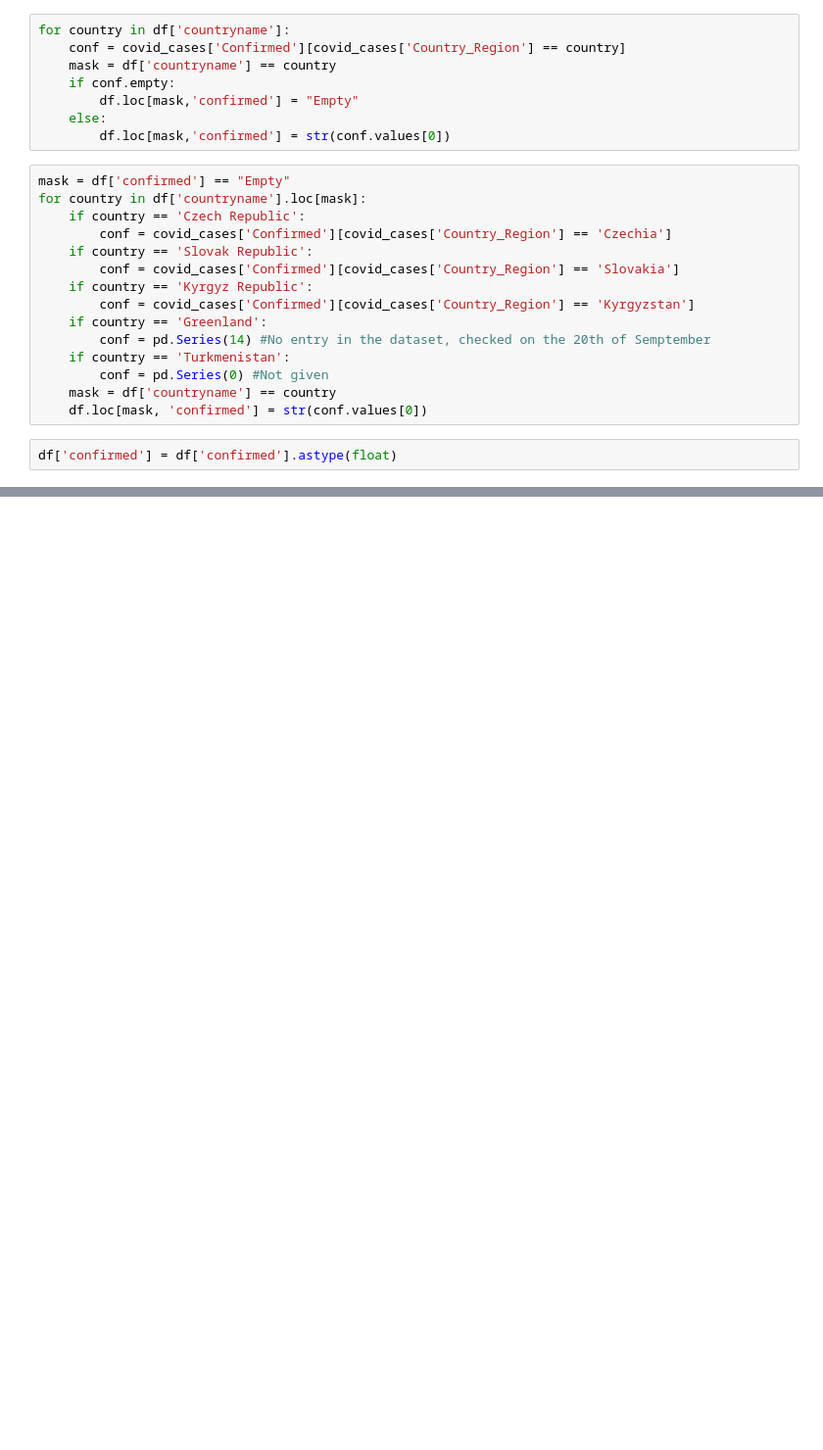
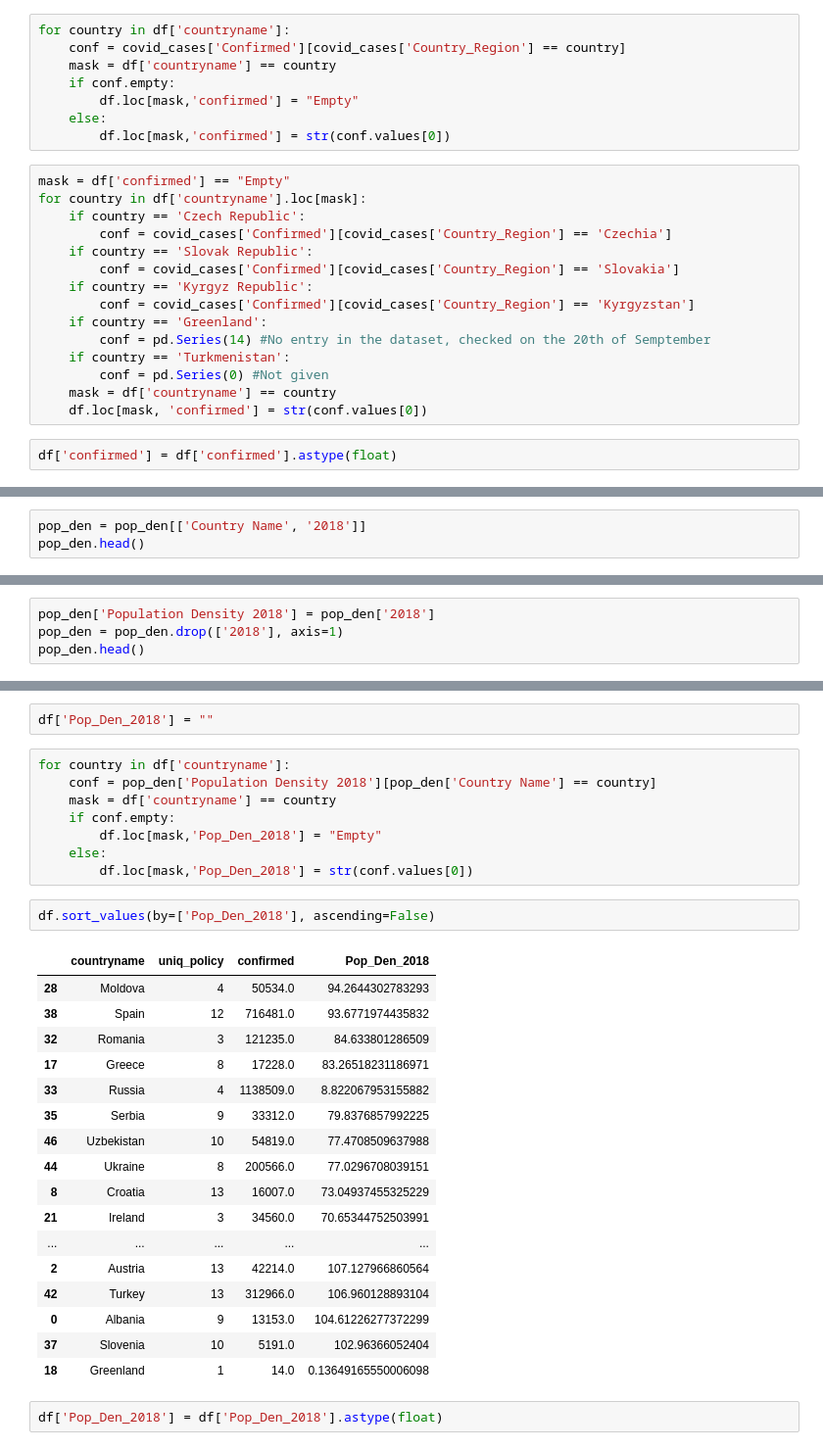
Before and after one commit to DS4All-2020-Team-8/Team8_DS4A, a Jupyter notebook: policies_stats.ipynb, the cells around one changed output, grey strips where cells are left out. Shown at 98% size. Drawn from its saved outputs; the diff is of its cells as text; blank space fills up the shorter version.

```diff
--- a/policies_stats.ipynb
+++ b/policies_stats.ipynb
@@ -155,0 +181,3 @@ fig.show()
+# %%
+pop_den = pop_den[['Country Name', '2018']]
+pop_den.head()
@@ -155,0 +191,4 @@ fig.show()
+# %%
+pop_den['Population Density 2018'] = pop_den['2018']
+pop_den = pop_den.drop(['2018'], axis=1)
+pop_den.head()
@@ -155,0 +202,32 @@ fig.show()
+# %%
+df['Pop_Den_2018'] = ""
+# %%
+for country in df['countryname']:
+    conf = pop_den['Population Density 2018'][pop_den['Country Name'] == country]
+    mask = df['countryname'] == country
+    if conf.empty:
+        df.loc[mask,'Pop_Den_2018'] = "Empty"
+    else:
+        df.loc[mask,'Pop_Den_2018'] = str(conf.values[0])
+# %%
+df.sort_values(by=['Pop_Den_2018'], ascending=False)
+# %% [output]
+|  | countryname | uniq_policy | confirmed | Pop_Den_2018 |
+| 28 | Moldova | 4 | 50534.0 | 94.2644302783293 |
+| 38 | Spain | 12 | 716481.0 | 93.6771974435832 |
+| 32 | Romania | 3 | 121235.0 | 84.633801286509 |
+| 17 | Greece | 8 | 17228.0 | 83.26518231186971 |
+| 33 | Russia | 4 | 1138509.0 | 8.822067953155882 |
+| 35 | Serbia | 9 | 33312.0 | 79.8376857992225 |
+| 46 | Uzbekistan | 10 | 54819.0 | 77.4708509637988 |
+| 44 | Ukraine | 8 | 200566.0 | 77.0296708039151 |
+| 8 | Croatia | 13 | 16007.0 | 73.04937455325229 |
+| 21 | Ireland | 3 | 34560.0 | 70.65344752503991 |
+| ... | ... | ... | ... | ... |
+| 2 | Austria | 13 | 42214.0 | 107.127966860564 |
+| 42 | Turkey | 13 | 312966.0 | 106.960128893104 |
+| 0 | Albania | 9 | 13153.0 | 104.61226277372299 |
+| 37 | Slovenia | 10 | 5191.0 | 102.96366052404 |
+| 18 | Greenland | 1 | 14.0 | 0.13649165550006098 |
+# %%
+df['Pop_Den_2018'] = df['Pop_Den_2018'].astype(float)
```
Also changed, not shown: parts of 15 cells of this notebook, 7 other files.
